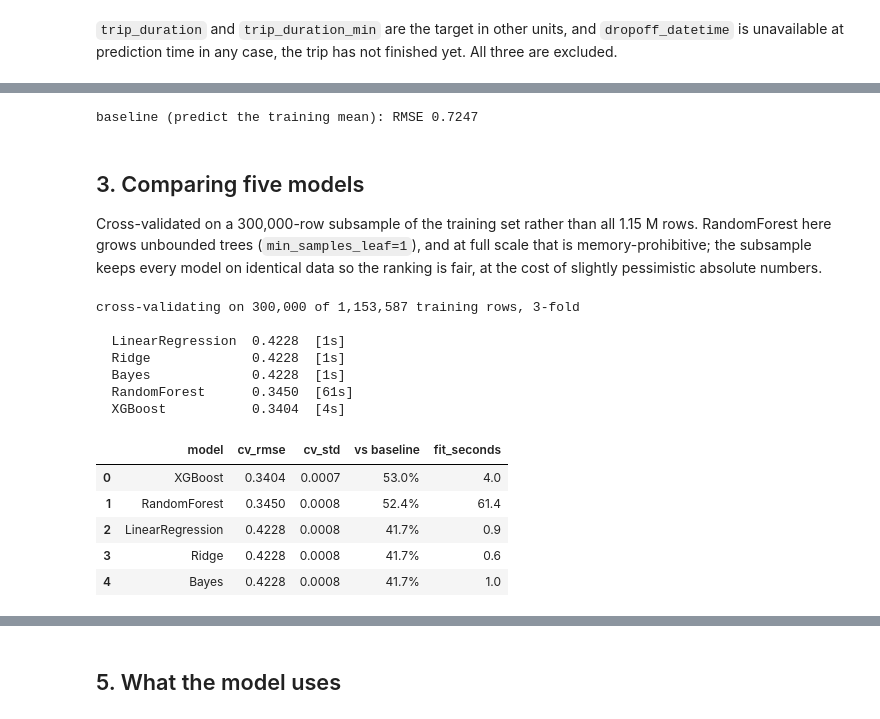
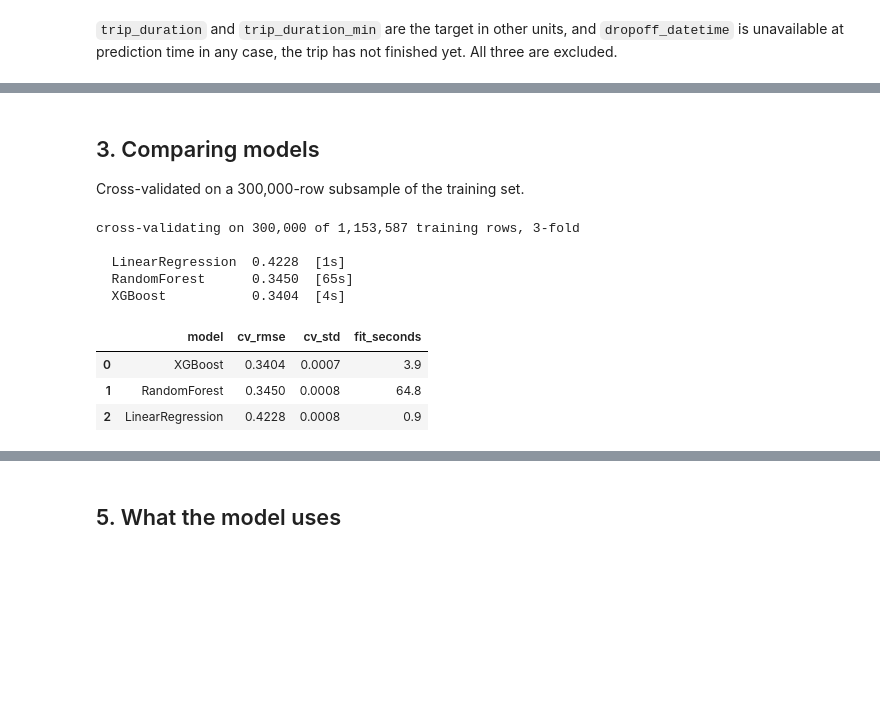
Before and after one commit to Wendo99/NYC-Taxi-Trip-Duration, a Jupyter notebook: notebooks/modelling.ipynb, the cells around one changed output, grey strips where cells are left out. Cells and saved outputs as stored; diff of their text form; code cells hidden in the pictures; blank space fills up the shorter version.

```diff
--- a/notebooks/modelling.ipynb
+++ b/notebooks/modelling.ipynb
@@ -129,53 +123,38 @@ model that cannot beat this has learned nothing.
-# %%
-baseline_pred = np.full(len(y_test), float(y_train.mean()))
-baseline_rmse = float(root_mean_squared_error(y_test, baseline_pred))
-print(f"baseline (predict the training mean): RMSE {baseline_rmse:.4f}")
-# %% [output]
-baseline (predict the training mean): RMSE 0.7247
 # %% [markdown]
-## 3. Comparing five models
+## 3. Comparing models
 
-Cross-validated on a 300,000-row subsample of the training set rather than all
-1.15 M rows. RandomForest here grows unbounded trees (`min_samples_leaf=1`),
-and at full scale that is memory-prohibitive; the subsample keeps every model
-on identical data so the ranking is fair, at the cost of slightly pessimistic
-absolute numbers.
+Cross-validated on a 300,000-row subsample of the training set.
 # %%
 SAMPLE_N = 300_000
 x_cv, _, y_cv, _ = train_test_split(x_train, y_train, train_size=SAMPLE_N,
                                     random_state=RANDOM_STATE)
 print(f"cross-validating on {len(x_cv):,} of {len(x_train):,} training rows, "
       f"{CV_FOLDS}-fold")
 print()
 
-MODELS = ["LinearRegression", "Ridge", "Bayes", "RandomForest", "XGBoost"]
+MODELS = ["LinearRegression", "RandomForest", "XGBoost"]
 rows = []
 for name in MODELS:
     t0 = time.time()
     scores = -cross_val_score(build_model(name, build_preprocessor()),
                               x_cv, y_cv, cv=CV_FOLDS,
                               scoring="neg_root_mean_squared_error", n_jobs=1)
     rows.append({"model": name,
                  "cv_rmse": round(float(scores.mean()), 4),
                  "cv_std": round(float(scores.std()), 4),
-                 "vs baseline": f"{1 - scores.mean() / baseline_rmse:.1%}",
                  "fit_seconds": round(time.time() - t0, 1)})
     print(f"  {name:17s} {scores.mean():.4f}  [{time.time() - t0:.0f}s]", flush=True)
 
 comparison = pd.DataFrame(rows).sort_values("cv_rmse").reset_index(drop=True)
 comparison
 # %% [output]
 cross-validating on 300,000 of 1,153,587 training rows, 3-fold
 
   LinearRegression  0.4228  [1s]
-  Ridge             0.4228  [1s]
-  Bayes             0.4228  [1s]
-  RandomForest      0.3450  [61s]
+  RandomForest      0.3450  [65s]
   XGBoost           0.3404  [4s]
-|  | model | cv_rmse | cv_std | vs baseline | fit_seconds |
-| 0 | XGBoost | 0.3404 | 0.0007 | 53.0% | 4.0 |
-| 1 | RandomForest | 0.3450 | 0.0008 | 52.4% | 61.4 |
-| 2 | LinearRegression | 0.4228 | 0.0008 | 41.7% | 0.9 |
-| 3 | Ridge | 0.4228 | 0.0008 | 41.7% | 0.6 |
-| 4 | Bayes | 0.4228 | 0.0008 | 41.7% | 1.0 |
+|  | model | cv_rmse | cv_std | fit_seconds |
+| 0 | XGBoost | 0.3404 | 0.0007 | 3.9 |
+| 1 | RandomForest | 0.3450 | 0.0008 | 64.8 |
+| 2 | LinearRegression | 0.4228 | 0.0008 | 0.9 |
 # %% [markdown]
```
Also changed, not shown: parts of 19 cells of this notebook, 5 other files.
